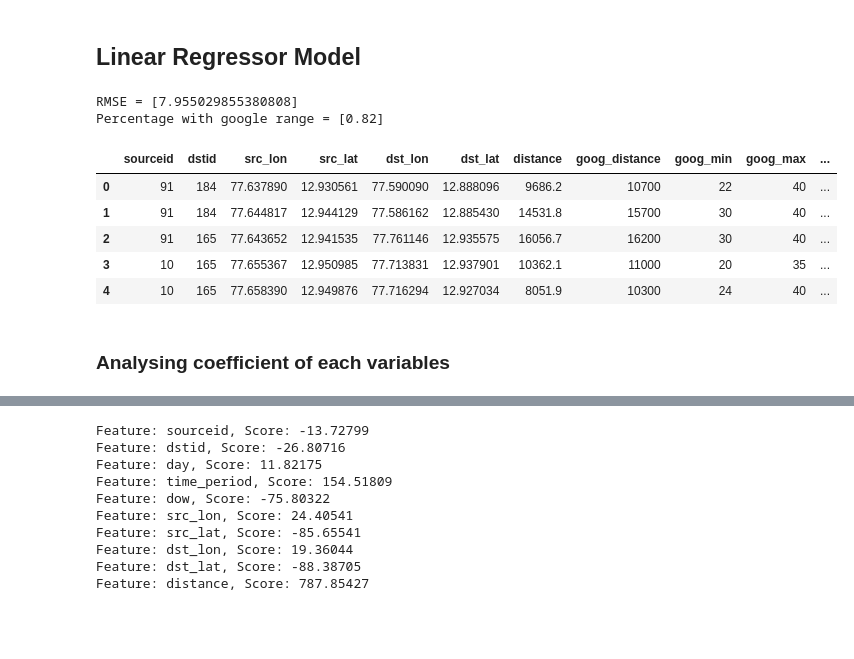
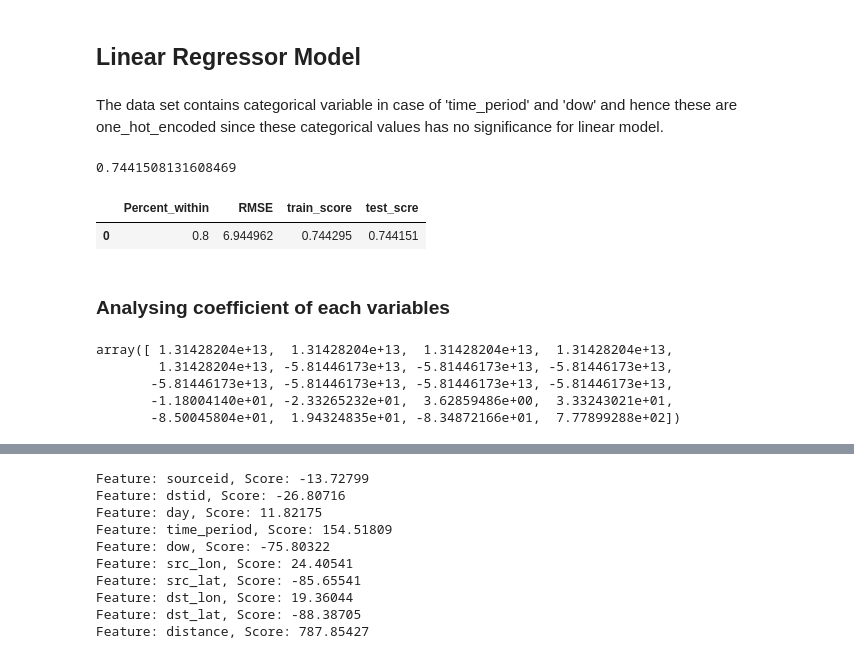
Before and after one commit to spatialthoughts/spatial-data-science, a Jupyter notebook: travel_time_prediction/Model_test.ipynb, the cells around one changed output, grey strips where cells are left out. Saved outputs shown, nothing was run; the diff lists cells and outputs as text; code cells hidden in the pictures; blank space fills up the shorter version.

Commit message:
update model_test.ipnb

```diff
--- a/travel_time_prediction/Model_test.ipynb
+++ b/travel_time_prediction/Model_test.ipynb
@@ -42,4 +52,0 @@ x_test = sc.transform(x_test)
-# %%
-reference_data=pd.read_csv('googlemaps_traveltimes.csv')
-reference_data['goog_avg']= reference_data.apply(lambda x : (x['goog_min']+x['goog_max'])/2,axis=1)
-reference_data.head()
@@ -53,7 +53,8 @@ reference_data.head()
 # %%
 def predict_time(row):
     input = row[['sourceid', 'dstid', 'day', 'time_period', 'dow', 'src_lon', 'src_lat', 'dst_lon', 'dst_lat', 'distance']]
-    return round(model.predict(sc.transform([input]))[0]/60)
+    #return round(model.predict(sc.transform([input]))[0]/60)
+    return round(model.predict([input])[0]/60)
 # %%
 def rmse_calc():
     reference_data['predicted'] = reference_data.apply(predict_time, axis=1)
@@ -67,23 +68,40 @@ def rmse_calc():
     return results
 # %% [markdown]
 ## Linear Regressor Model
+# %% [markdown]
+The data set contains categorical variable in case of 'time_period' and 'dow' and hence these are one_hot_encoded since these categorical values has no significance for linear model.
+# %%
+category_Trans= ColumnTransformer([('encoder',OneHotEncoder(categories='auto', sparse=False),[sel_input.index(i) for i in['time_period', 'dow']]),
+                                   ('scaler',StandardScaler(),[sel_input.index(i) for i in['sourceid', 'dstid', 'day', 'src_lon', 'src_lat', 'dst_lon', 'dst_lat', 'distance']])],remainder='passthrough')
+# %%
+model = Pipeline(steps=[('ct',category_Trans),('model',LinearRegression())])
+# %%
+model.fit(x_train,y_train)
+model.score(x_test,y_test)
+# %% [output]
+0.7441508131608469
 # %%
 RMSE=[]
 percent_within=[]
-model = LinearRegression()
-model.fit(x_train, y_train)
+LR=pd.DataFrame()
+#model = LinearRegression()
+#model.fit(x_train, y_train)
 results=rmse_calc()
-print('RMSE =',RMSE)
-print('Percentage with google range =',percent_within)
-results.head()
+LR['Percent_within']=percent_within
+LR['RMSE']=RMSE
+LR['train_score']=model.score(x_train,y_train)
+LR['test_scre']=model.score(x_test,y_test)
+LR
 # %% [output]
-RMSE = [7.955029855380808]
-Percentage with google range = [0.82]
-|  | sourceid | dstid | src_lon | src_lat | dst_lon | dst_lat | distance | goog_distance | goog_min | goog_max | ... |
-| 0 | 91 | 184 | 77.637890 | 12.930561 | 77.590090 | 12.888096 | 9686.2 | 10700 | 22 | 40 | ... |
-| 1 | 91 | 184 | 77.644817 | 12.944129 | 77.586162 | 12.885430 | 14531.8 | 15700 | 30 | 40 | ... |
-| 2 | 91 | 165 | 77.643652 | 12.941535 | 77.761146 | 12.935575 | 16056.7 | 16200 | 30 | 40 | ... |
-| 3 | 10 | 165 | 77.655367 | 12.950985 | 77.713831 | 12.937901 | 10362.1 | 11000 | 20 | 35 | ... |
-| 4 | 10 | 165 | 77.658390 | 12.949876 | 77.716294 | 12.927034 | 8051.9 | 10300 | 24 | 40 | ... |
+|  | Percent_within | RMSE | train_score | test_scre |
+| 0 | 0.8 | 6.944962 | 0.744295 | 0.744151 |
 # %% [markdown]
 ### Analysing coefficient of each variables
+# %%
+model.steps[1][1].coef_
+# %% [output]
+array([ 1.31428204e+13,  1.31428204e+13,  1.31428204e+13,  1.31428204e+13,
+        1.31428204e+13, -5.81446173e+13, -5.81446173e+13, -5.81446173e+13,
+       -5.81446173e+13, -5.81446173e+13, -5.81446173e+13, -5.81446173e+13,
+       -1.18004140e+01, -2.33265232e+01,  3.62859486e+00,  3.33243021e+01,
+       -8.50045804e+01,  1.94324835e+01, -8.34872166e+01,  7.77899288e+02])
```
Also changed, not shown: parts of 27 cells of this notebook.
